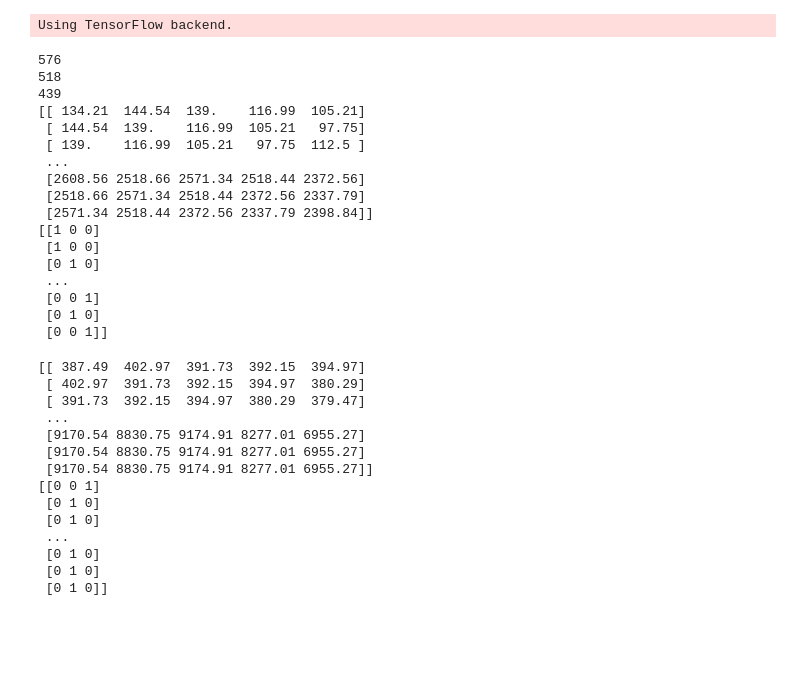
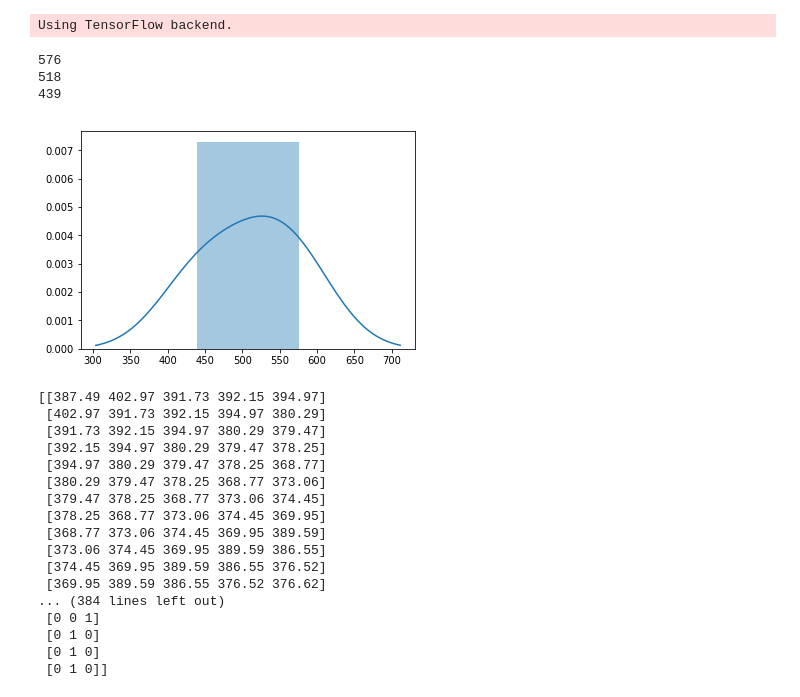
Before and after one commit to branberry/Bitcoin-Price-Predictor, a Jupyter notebook: pricechangeprediction-BrandonUpdate.ipynb, the cells around one changed output. Cells and saved outputs as stored; diff of their text form; code cells hidden in the pictures; blank space fills up the shorter version.

Commit message:
updated data proccessing as the buckets were not set up correctly

```diff
--- a/pricechangeprediction-BrandonUpdate.ipynb
+++ b/pricechangeprediction-BrandonUpdate.ipynb
@@ -60,18 +68,19 @@ for i in range(number_of_items - 200):
     Xtrain.append(res)
     y_val = (predict - last_day)/predict
 
-    if y_val > .03:
+    if y_val >= .03:
         countup = countup + 1
         # a value of [ 1 0 0 ] represents that it will increase by 3% in a week
         Ytrain.append(np.array([1, 0, 0]))
 
     elif y_val > -.03 and y_val < .03:
         counteven = counteven + 1
-        # a
+        # a value of [ 0 1 0 ] represents that the value will stay within 3%
         Ytrain.append(np.array([0, 1, 0]))
 
     else:
         countdown = countdown + 1
+        # a value of [ 0 0 1] represents a value that will decrease by 3%
         Ytrain.append(np.array([0, 0, 1]))
 
 
@@ -87,20 +96,14 @@ Ytrain = np.array(Ytrain)
 576
 518
 439
-[[ 134.21  144.54  139.    116.99  105.21]
- [ 144.54  139.    116.99  105.21   97.75]
- [ 139.    116.99  105.21   97.75  112.5 ]
- ...
- [2608.56 2518.66 2571.34 2518.44 2372.56]
- [2518.66 2571.34 2518.44 2372.56 2337.79]
- [2571.34 2518.44 2372.56 2337.79 2398.84]]
-[[1 0 0]
- [1 0 0]
- [0 1 0]
- ...
- [0 0 1]
- [0 1 0]
- [0 0 1]]
+# %%
+# This cell is being used to visualize the "buckets"
+histo_data = np.array([countup,counteven,countdown])
+points = np.array([1,2,3])
+sns.distplot(histo_data, bins=3)
+plt.show()
+# %% [output]
+[figure, added]
 # %%
 # number of evalutaion data points
 eval_size = number_of_items - 200
@@ -111,7 +114,7 @@ XEvaluation = []
 YEvaluation = []
 
 # appending evaluation data to appropriate arrays
-for i in range(eval_size):
+for i in range(200):
     # finding the day we want to predict a week out
     predict = rawdata.head(days + i + test_size + predict_delta).tail(1).as_matrix().transpose().tolist()[0][0]
 
@@ -127,16 +130,13 @@ for i in range(eval_size):
     # putting y-values into the correct bucket
     y_val = (predict - last_day)/predict
 
-    if y_val > .03:
-        countup = countup + 1
+    if y_val >= .03:
         YEvaluation.append(np.array([1, 0, 0]))
 
     elif y_val > -.03 and y_val < .03:
-        counteven = counteven + 1
         YEvaluation.append(np.array([0, 1, 0]))
 
     else:
-        countdown = countdown + 1
         YEvaluation.append(np.array([0, 0, 1]))
 
 XEvaluation = np.array(XEvaluation)
@@ -145,17 +145,20 @@ YEvaluation = np.array(YEvaluation)
 print(XEvaluation)
 print(YEvaluation)
 # %% [output]
-[[ 387.49  402.97  391.73  392.15  394.97]
- [ 402.97  391.73  392.15  394.97  380.29]
- [ 391.73  392.15  394.97  380.29  379.47]
- ...
- [9170.54 8830.75 9174.91 8277.01 6955.27]
- [9170.54 8830.75 9174.91 8277.01 6955.27]
- [9170.54 8830.75 9174.91 8277.01 6955.27]]
-[[0 0 1]
- [0 1 0]
- [0 1 0]
- ...
+[[387.49 402.97 391.73 392.15 394.97]
+ [402.97 391.73 392.15 394.97 380.29]
+ [391.73 392.15 394.97 380.29 379.47]
+ [392.15 394.97 380.29 379.47 378.25]
+ [394.97 380.29 379.47 378.25 368.77]
+ [380.29 379.47 378.25 368.77 373.06]
+ [379.47 378.25 368.77 373.06 374.45]
+ [378.25 368.77 373.06 374.45 369.95]
+ [368.77 373.06 374.45 369.95 389.59]
+ [373.06 374.45 369.95 389.59 386.55]
+ [374.45 369.95 389.59 386.55 376.52]
+ [369.95 389.59 386.55 376.52 376.62]
+... (384 lines left out)
+ [0 0 1]
  [0 1 0]
  [0 1 0]
  [0 1 0]]
```
Also changed, not shown: parts of 7 cells of this notebook.
